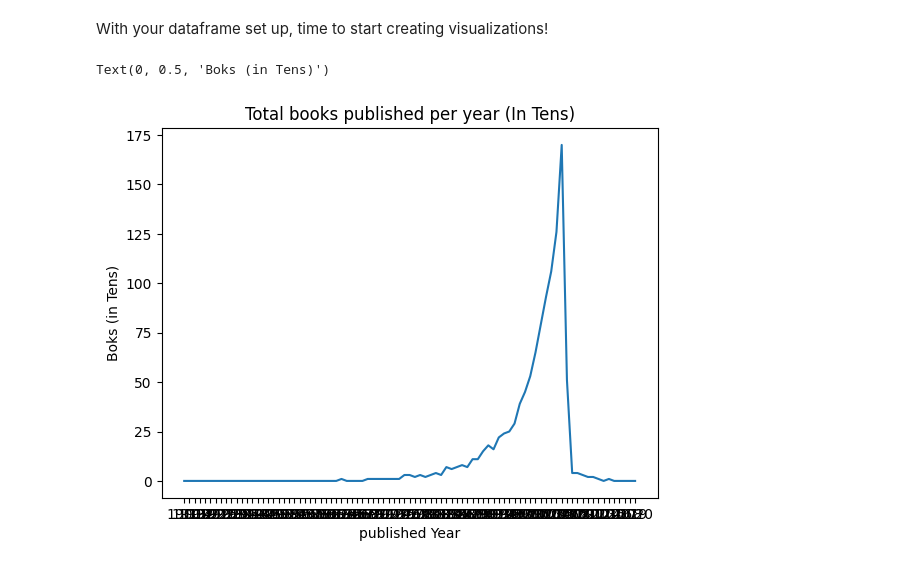
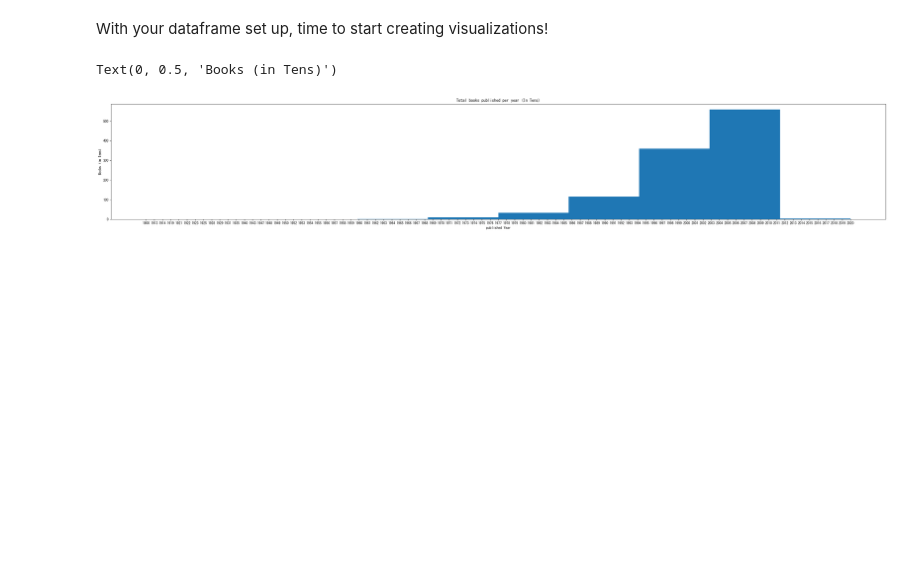
Before and after one commit to bharathigan/Test, a Jupyter notebook: Python/data-viz-studio.ipynb, the cells around one changed output. Drawn from its saved outputs; the diff is of its cells as text; code cells hidden in the pictures; blank space fills up the shorter version.

```diff
--- a/Python/data-viz-studio.ipynb
+++ b/Python/data-viz-studio.ipynb
@@ -44,24 +44,25 @@ With your dataframe set up, time to start creating visualizations!
 # %%
 # Use your Python skills to create a visualization here.
 #Number of books published per year.
 # Code Here
 years = np.sort(df["year"].unique())
 sum_by_year = df.groupby("year")["bookID"].count().sort_index().values
 
 # converting to billions to make linechart easier to read
 for i in range(len(sum_by_year)):
 	sum_by_year[i] = sum_by_year[i] /10
 
-
-plt.plot(years, sum_by_year)
+plt.figure(figsize=(40,6))
+#plt.plot(years, sum_by_year)
+plt.hist(years,  bins=10, weights=sum_by_year)
 #plt.xticks(years[::5], rotation=45)
 #plt.gcf().autofmt_xdate()
 plt.title("Total books published per year (In Tens)")
 plt.xlabel("published Year")
 plt.ylabel("Books (in Tens)")
 # %% [output]
-Text(0, 0.5, 'Boks (in Tens)')
+Text(0, 0.5, 'Books (in Tens)')
-[figure, old version]
+[figure, new version]
 # %%
 # Use your Python skills to create a visualization here.
 #Number of books published by each publisher.
```
Also changed, not shown: parts of 1 cell of this notebook.
